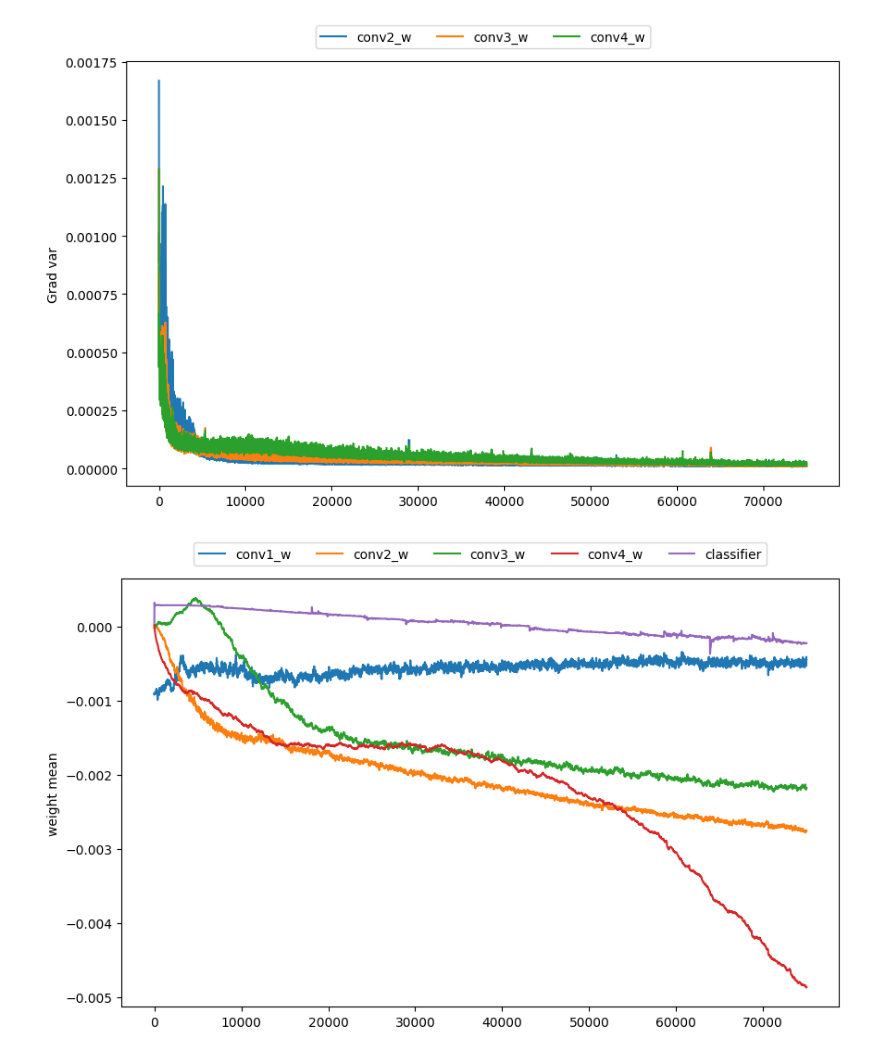
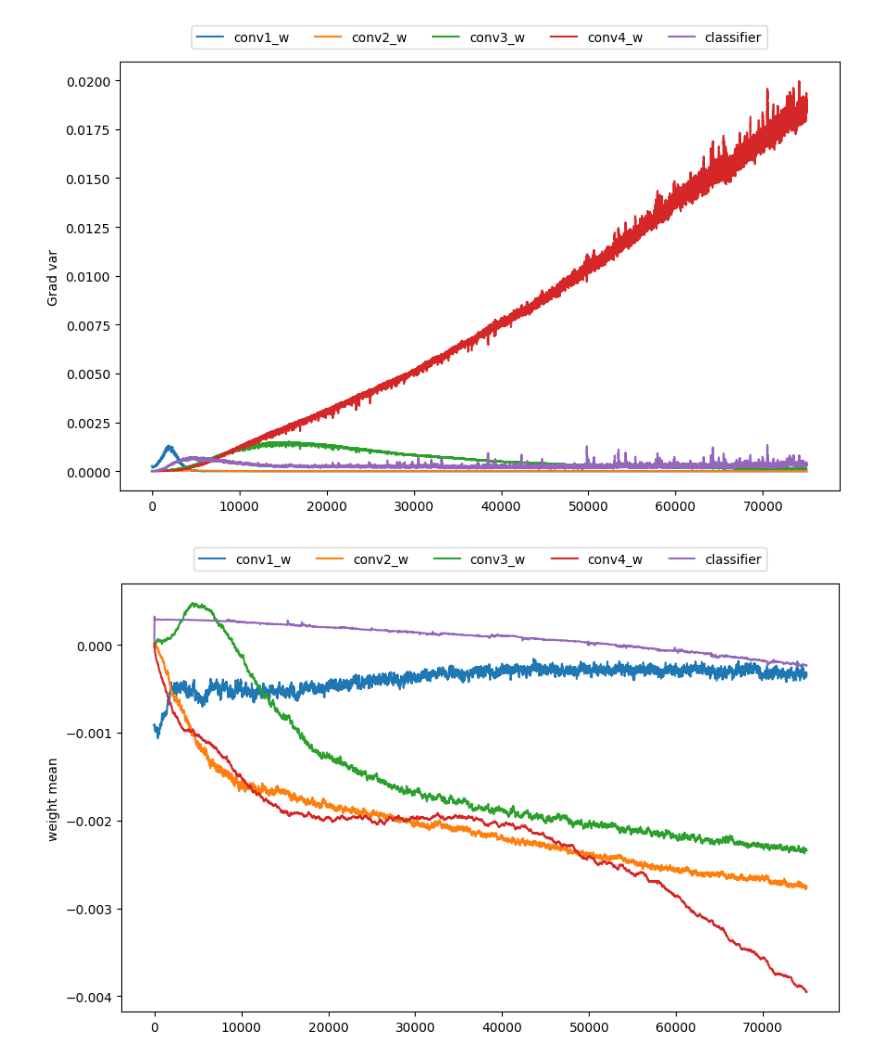
Before and after one commit to SKKUJMLim/MAML, a Jupyter notebook: Test_jupyternotebook/Arbiter_by_step_norm_analysis.ipynb, the cells around one changed output. Saved outputs shown, nothing was run; the diff lists cells and outputs as text; code cells hidden in the pictures.

```diff
--- a/Test_jupyternotebook/Arbiter_by_step_norm_analysis.ipynb
+++ b/Test_jupyternotebook/Arbiter_by_step_norm_analysis.ipynb
@@ -4,7 +4,7 @@ import matplotlib.pyplot as plt
 
 import torch
 # %%
-norm_info = pd.read_csv('../MAML+Arbiter_5way_5shot_7165/MAML+Arbiter_5way_5shot_inner_loop.csv')
+norm_info = pd.read_csv('../MAML+Arbiter_5way_5shot/MAML+Arbiter_5way_5shot_inner_loop.csv')
 # norm_info = pd.read_csv('../MAML+Arbiter_5way_5shot_filter64_7105/MAML+Arbiter_5way_5shot_filter64_inner_loop.csv')
 # %%
 norm_info_train = norm_info[norm_info['phase']=='train']
@@ -12,15 +12,3 @@ norm_info_val = norm_info[norm_info['phase']=='val']
 norm_info_test= norm_info[norm_info['current_iter']=='test']
 # %%
 per_inner_loop_step = norm_info_train.groupby('num_step').mean()
-# %%
-norm_info_train['gr_mean1'] = norm_info_train['layer_dict.conv1.conv.weight_grad_mean'] * norm_info_train['layer_dict.conv1.conv.weight_alpha'] / norm_info_train['layer_dict.conv1.conv.weight_grad_L2norm']
-norm_info_train['gr_mean2'] = norm_info_train['layer_dict.conv2.conv.weight_grad_mean'] * norm_info_train['layer_dict.conv2.conv.weight_alpha'] / norm_info_train['layer_dict.conv2.conv.weight_grad_L2norm']
-norm_info_train['gr_mean3'] = norm_info_train['layer_dict.conv3.conv.weight_grad_mean'] * norm_info_train['layer_dict.conv3.conv.weight_alpha'] / norm_info_train['layer_dict.conv3.conv.weight_grad_L2norm']
-
-
-
-
-
-norm_info_train['gr_var1'] = norm_info_train['layer_dict.conv1.conv.weight_grad_var'] * norm_info_train['layer_dict.conv1.conv.weight_alpha'] * norm_info_train['layer_dict.conv1.conv.weight_alpha'] / norm_info_train['layer_dict.conv1.conv.weight_grad_L2norm'] * norm_info_train['layer_dict.conv1.conv.weight_grad_L2norm']
-norm_info_train['gr_var2'] = norm_info_train['layer_dict.conv2.conv.weight_grad_var'] * norm_info_train['layer_dict.conv2.conv.weight_alpha'] * norm_info_train['layer_dict.conv2.conv.weight_alpha'] / norm_info_train['layer_dict.conv2.conv.weight_grad_L2norm'] * norm_info_train['layer_dict.conv2.conv.weight_grad_L2norm']
-norm_info_train['gr_var3'] = norm_info_train['layer_dict.conv3.conv.weight_grad_var'] * norm_info_train['layer_dict.conv3.conv.weight_alpha'] * norm_info_train['layer_dict.conv3.conv.weight_alpha']/ norm_info_train['layer_dict.conv3.conv.weight_grad_L2norm'] * norm_info_train['layer_dict.conv3.conv.weight_grad_L2norm']
@@ -181,31 +151,30 @@ plt.show()  # 그래프 보여주기
 # %%
  # 그래프를 그릴 컬럼들의 리스트
-columns_to_plot = [ #'layer_dict.conv0.conv.weight_grad_var',
+columns_to_plot = [ 'layer_dict.conv0.conv.weight_grad_var',
                     'layer_dict.conv1.conv.weight_grad_var',
                     'layer_dict.conv2.conv.weight_grad_var',
                     'layer_dict.conv3.conv.weight_grad_var',
-                    #'layer_dict.linear.weights_grad_var'
+                    'layer_dict.linear.weights_grad_var'
 ]
-columns_to_plot_label = [#'conv1_w',
+columns_to_plot_label = ['conv1_w',
                          'conv2_w',
                          'conv3_w',
                          'conv4_w',
-                         #'classifier'
+                         'classifier'
 ]
 
 # 특정 열(Column)의 값을 그래프로 그리기
 plt.figure(figsize=(10, 6))  # 그래프의 크기 설정
 
 plt.plot(gr[columns_to_plot].values, label=columns_to_plot_label)
 plt.legend(loc='upper center', bbox_to_anchor=(0.5, 1.1), shadow=False, ncol=len(columns_to_plot))  # 범례 추가
 plt.ylabel('Grad var')
 
-# plt.yscale('log', base=10)
 
 
 plt.show()  # 그래프 보여주기
 # %% [output]
-[figure, old version]
+[figure, new version]
 # %%
  # 그래프를 그릴 컬럼들의 리스트
 columns_to_plot = [ 'layer_dict.conv0.conv.weight_weight_mean',
@@ -231,7 +200,7 @@ plt.ylabel('weight mean')
 
 plt.show()  # 그래프 보여주기
 # %% [output]
-[figure, old version]
+[figure, new version]
 # %%
  # 그래프를 그릴 컬럼들의 리스트
 columns_to_plot = [ 'layer_dict.conv0.conv.weight_weight_var',
```
Also changed, not shown: parts of 11 cells of this notebook, 1 other file.
